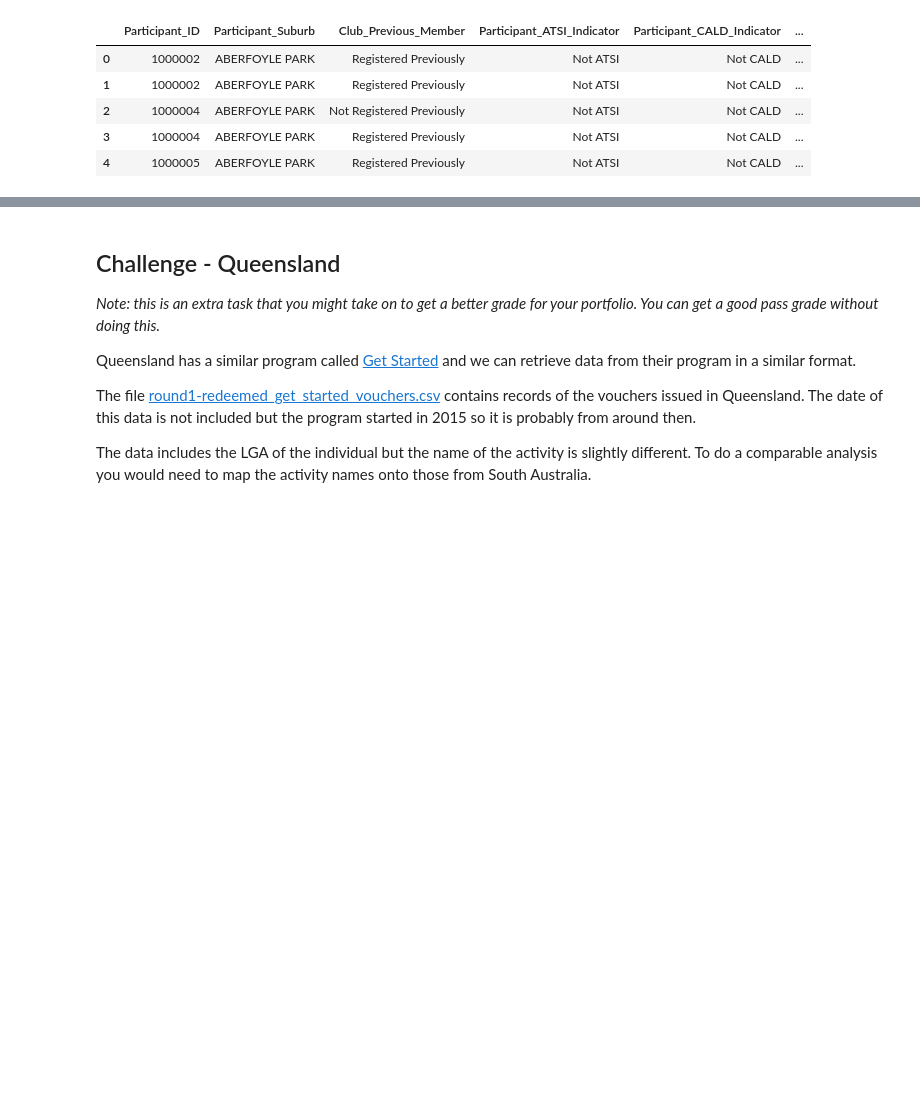
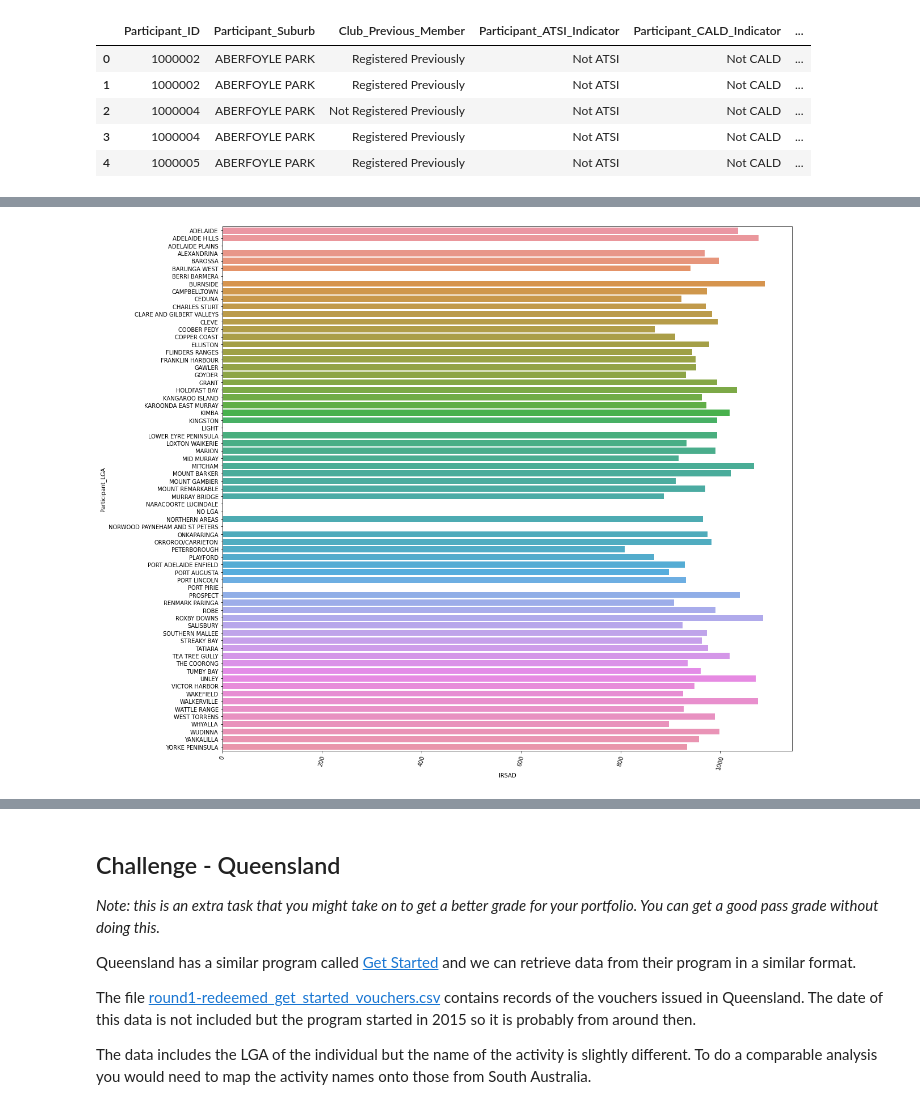
Before and after one commit to AmandaManadeniya/data-science-portfolio-2021, a Jupyter notebook: Portfolio 2.ipynb, the cells around one changed output, grey strips where cells are left out. Saved outputs shown, nothing was run; the diff lists cells and outputs as text; code cells hidden in the pictures; blank space fills up the shorter version.

```diff
--- a/Portfolio 2.ipynb
+++ b/Portfolio 2.ipynb
@@ -217,0 +291,6 @@ sa_vouchers_scores.head()
+# %%
+fig, ax = plt.subplots(figsize=(18, 17))
+sns.barplot(x = 'IRSAD' , y = 'Participant_LGA', data = seifa_LGA)
+ax.tick_params(axis='x', rotation=75)
+# %% [output]
+[figure, added]
```
Also changed, not shown: parts of 15 cells of this notebook.
